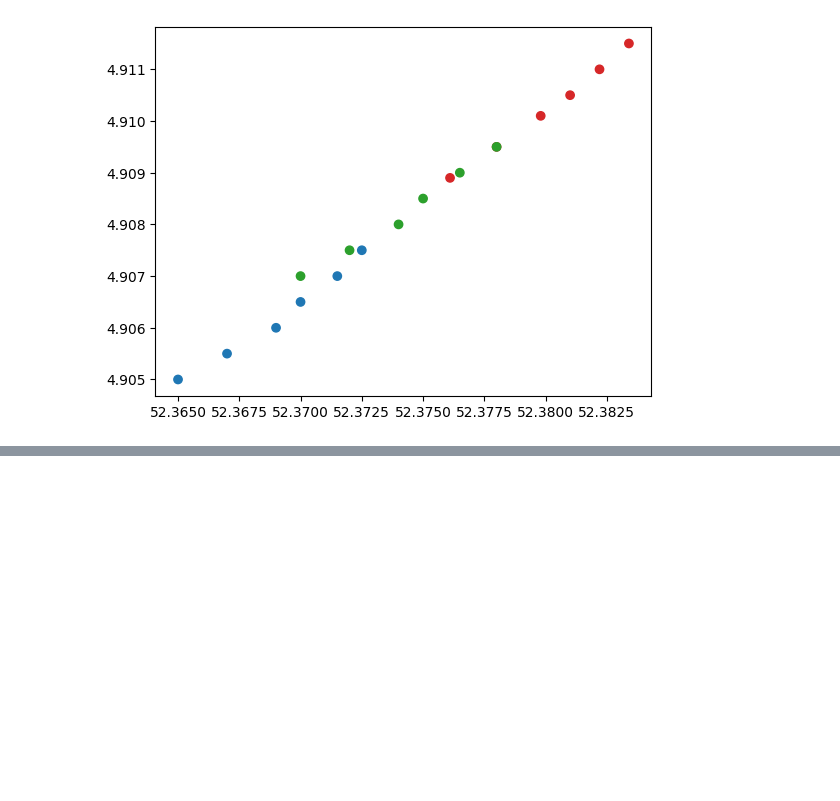
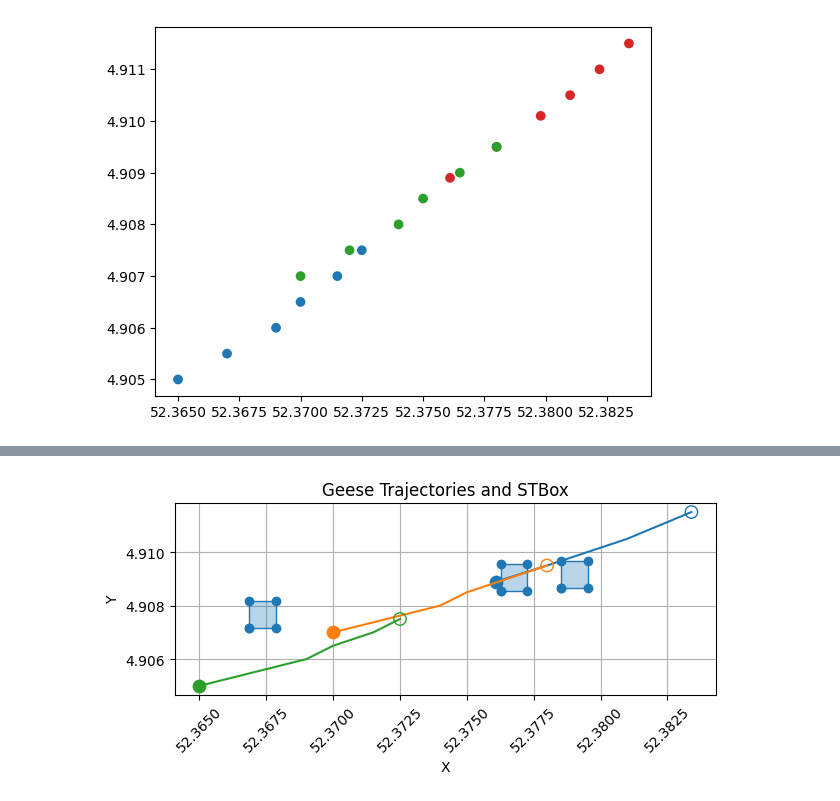
Before and after one commit to Action52/MobilityPySpark, a Jupyter notebook: notebooks/DuckExample.ipynb, the cells around one changed output, grey strips where cells are left out. Cells and saved outputs as stored; diff of their text form; code cells hidden in the pictures; blank space fills up the shorter version.

```diff
--- a/notebooks/DuckExample.ipynb
+++ b/notebooks/DuckExample.ipynb
@@ -25,0 +92,16 @@ plt.scatter(x = df["Latitude"], y=df["Longitude"], c=df['color'])
+# %%
+for i, row in traj_df.iterrows():
+    row['TPointSeq'].plot()
+#bounds.plot_xy()
+
+for i, row in nests.iterrows():
+    plotting.plot_polygon(row['Geometry'])
+
+plt.xlabel('X')
+plt.ylabel('Y')
+plt.title('Geese Trajectories and STBox')
+plt.tight_layout()
+plt.savefig("../sample_charts/geese_trajs_nests.png")
+plt.show()
+# %% [output]
+[figure, added]
```
Also changed, not shown: parts of 15 cells of this notebook, 31 other files.
